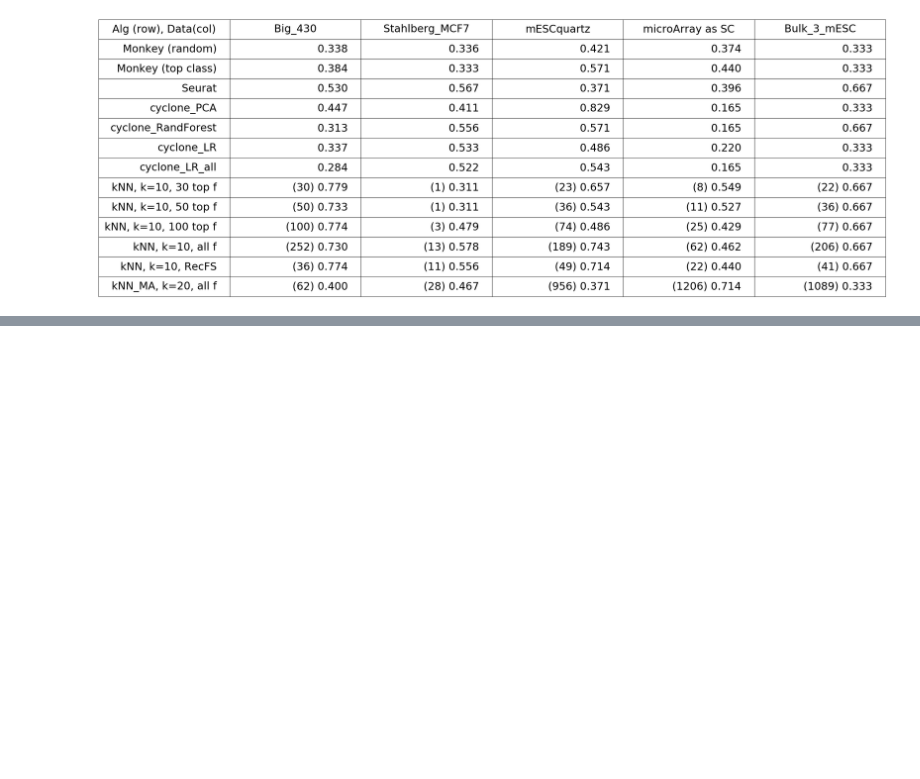
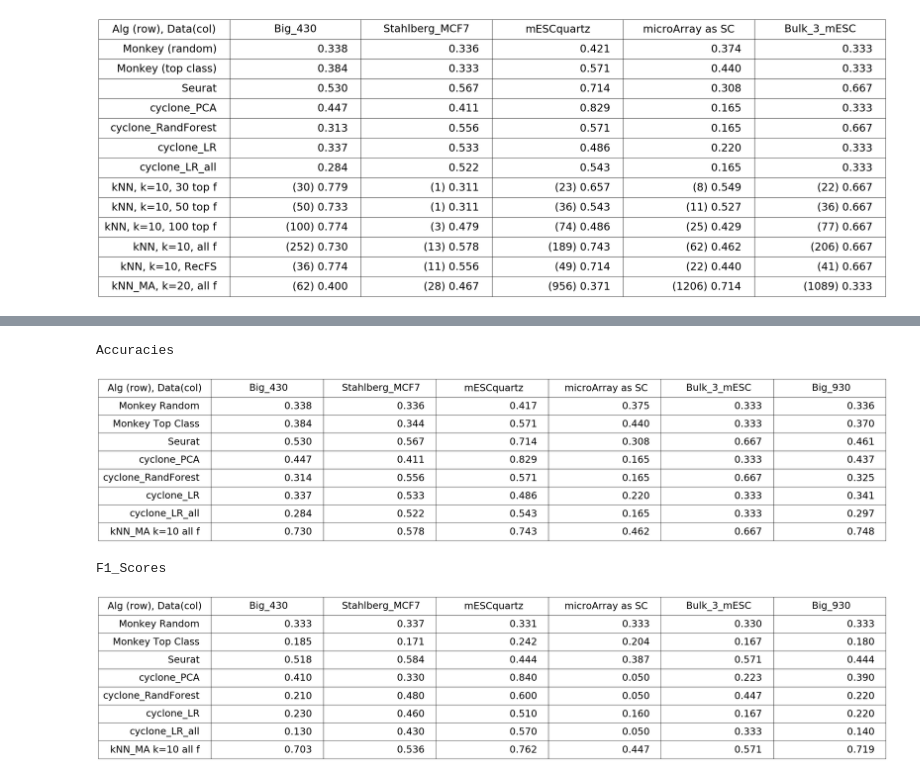
Before and after one commit to ayurovsky/cell_cycle, a Jupyter notebook: MasterNotebook-CurrentResults-OtherAlgorithmEvaluations.ipynb, the cells around one changed output, grey strips where cells are left out. Cells and saved outputs as stored; diff of their text form; code cells hidden in the pictures; blank space fills up the shorter version.

```diff
--- a/MasterNotebook-CurrentResults-OtherAlgorithmEvaluations.ipynb
+++ b/MasterNotebook-CurrentResults-OtherAlgorithmEvaluations.ipynb
@@ -729,10 +920,10 @@ big_comparison_data.append(["Monkey (random)", "0.338", "0.336", "0.421", "0.374
 big_comparison_data.append(["Monkey (top class)", "0.384", "0.333", "0.571", "0.440", "0.333"])
 # Run R script on my laptop
 # /Users/alisa/Downloads/cell_cycle_vignette_files/whitfield_as_sc.R
-big_comparison_data.append(["Seurat", "0.530", "0.567", "0.371", "0.396", "0.667"])
+big_comparison_data.append(["Seurat", "0.530", "0.567", "0.714", "0.308", "0.667"])
 # data set for cyclone prepared in this notebook
-# in /Users/alisa/cyclone_python2.7/bin/python/cyclone_python2.7/ source bin/activate
-# cd /Users/alisa/cyclone_python2.7/cyclone-master/py/core
+# in /Users/alisa/cyclone_python2.7/ source bin/activate
+# cd /Users/alisa/cyclone_python2.7/cyclone-master/py/
 # inside environment, jupyter notebook &
 # accuracy output on screen
 big_comparison_data.append(["cyclone_PCA", "0.447", "0.411", "0.829", "0.165", "0.333"])
@@ -751,6 +942,7 @@ big_comparison_data.append(["kNN, k=10, all f", "(252) 0.730", "(13) 0.578", "(1
 # python3 Generic_Feature_Select_and_Evaluate_On_Test.py > Generic_Get_Train_Intersection_With_Test.cpp > Feature_Selection_Recursive > Generic_Evaluate_Selected_Features_On_Test
 big_comparison_data.append(["kNN, k=10, RecFS", "(36) 0.774", "(11) 0.556", "(49) 0.714", "(22) 0.440", "(41) 0.667"])
 # now run this for test set being the micro-array leg
+# Generic_Evaluate_Selected_Features_On_Test.py > Generic_Evaluate_Selected_Features_On_Test.cppf
 big_comparison_data.append(["kNN_MA, k=20, all f", "(62) 0.400", "(28) 0.467", "(956) 0.371", "(1206) 0.714", "(1089) 0.333"])
 plt.figure(1, figsize=(20, 2))
 plt.subplots_adjust(bottom = 0.1)
@@ -891,0 +966,68 @@ plt.show()
+# %%
+import matplotlib.pyplot as plt
+from pylab import *
+print("Accuracies")
+gold_accuracies_df = pd.read_csv("gold_file_contribution_1_accuracies_others.csv", sep=',')
+big_comparison_data = []
+column_labels =list()
+for i in range(0, len(gold_accuracies_df.columns)):
+    column_labels.append(gold_accuracies_df.columns[i].replace('\"',''))
+for index, row in gold_accuracies_df.iterrows():
+    fixed_row = list()
+    for i in range(0,len(row)):
+        if i==0:
+            fixed_row.append(row[i])
+        else:
+            fixed_row.append("{:.3f}".format(float(row[i].replace('\"',''))))
+    big_comparison_data.append(fixed_row)
+# add our best algorithm:
+# python3 Generic_Evaluate_Selected_Features_On_Test.py -> Generic_Evaluate_Selected_Features_On_Test.cpp
+big_comparison_data.append(["kNN_MA k=10 all f","0.730","0.578","0.743","0.462","0.667","0.748"])
+plt.figure(1, figsize=(22, 2))
+plt.subplots_adjust(bottom = 0.1)
+ax = subplot(111, frame_on=False)
+ax.xaxis.set_visible(False)
+ax.yaxis.set_visible(False)
+the_table = ax.table(cellText=big_comparison_data, colLabels=column_labels, loc="center")
+the_table.auto_set_font_size(False)
+the_table.set_fontsize(30)
+the_table.scale(2, 2)
+table_props = the_table.properties()
+table_cells = table_props['child_artists']
+for cell in table_cells: cell.set_height(0.5)
+plt.show()
+print("F1_Scores")
+gold_f1_scores_df = pd.read_csv("gold_file_contribution_1_f1_scores_others.csv", sep=',')
+big_comparison_data = []
+column_labels =list()
+for i in range(0, len(gold_f1_scores_df.columns)):
+    column_labels.append(gold_f1_scores_df.columns[i].replace('\"',''))
+for index, row in gold_f1_scores_df.iterrows():
+    fixed_row = list()
+    for i in range(0,len(row)):
+        if i==0:
+            fixed_row.append(row[i])
+        else:
+            fixed_row.append("{:.3f}".format(float(row[i].replace('\"',''))))
+    big_comparison_data.append(fixed_row)
+# add our best algorithm:
+# python3 Generic_Evaluate_Selected_Features_On_Test.py -> Generic_Evaluate_Selected_Features_On_Test.cpp
+big_comparison_data.append(["kNN_MA k=10 all f","0.703","0.536","0.762","0.447","0.571","0.719"])
+plt.figure(1, figsize=(22, 2))
+plt.subplots_adjust(bottom = 0.1)
+ax = subplot(111, frame_on=False)
+ax.xaxis.set_visible(False)
+ax.yaxis.set_visible(False)
+the_table = ax.table(cellText=big_comparison_data, colLabels=column_labels, loc="center")
+the_table.auto_set_font_size(False)
+the_table.set_fontsize(30)
+the_table.scale(2, 2)
+table_props = the_table.properties()
+table_cells = table_props['child_artists']
+for cell in table_cells: cell.set_height(0.5)
+plt.show()
+# %% [output]
+Accuracies
+[figure, added]
+F1_Scores
+[figure, added]
```
Also changed, not shown: parts of 10 cells of this notebook, 5 other files.
